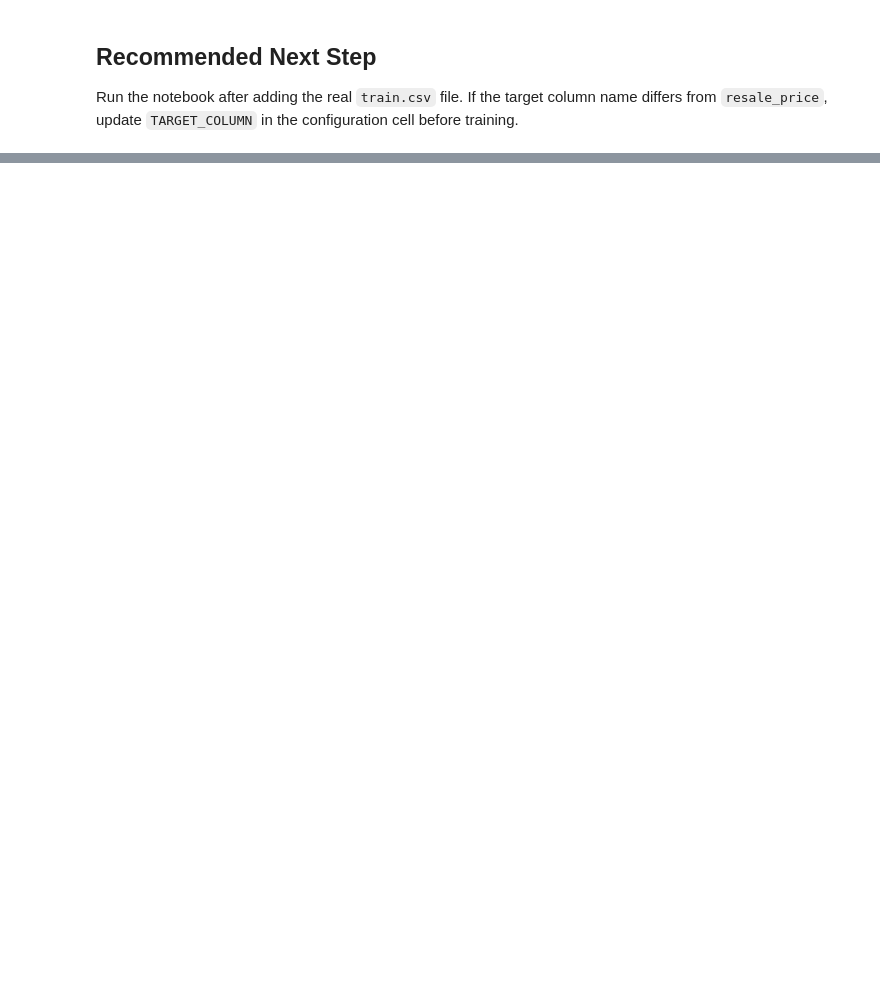
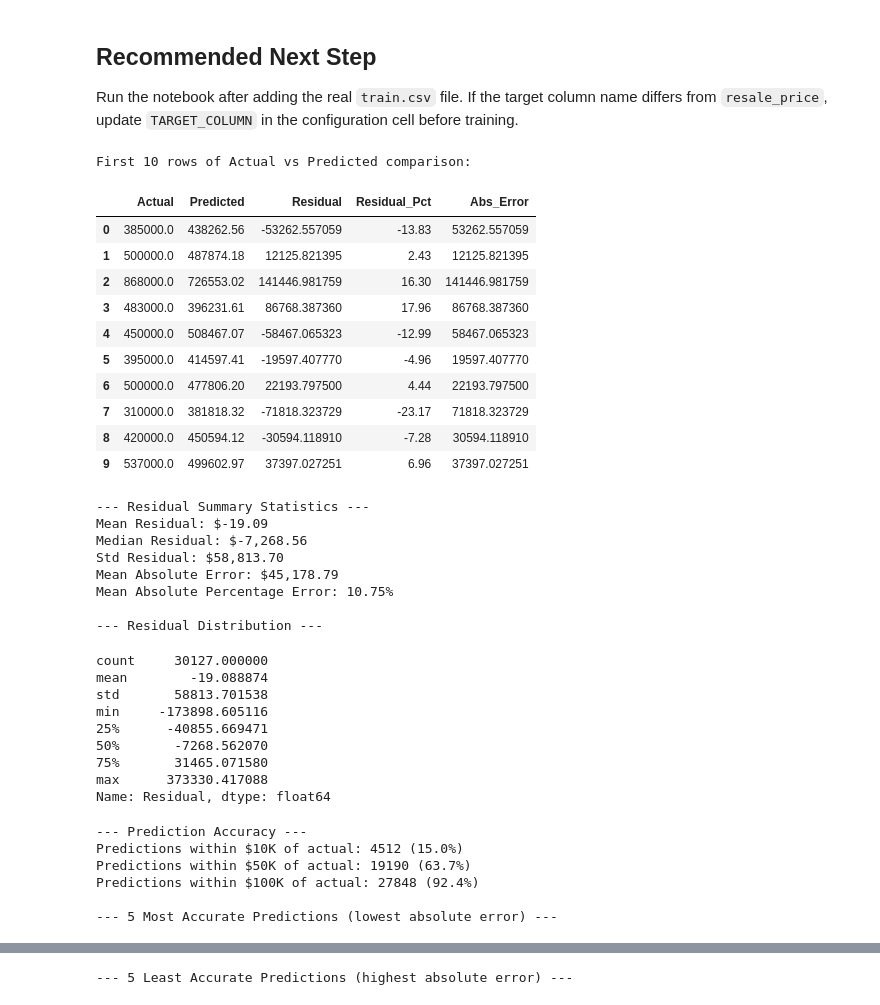
Before and after one commit to chinwarsoon/dsai-5m-projects, a Jupyter notebook: m3-project/workflow/main.ipynb, the cells around one changed output, grey strips where cells are left out. Saved outputs shown, nothing was run; the diff lists cells and outputs as text; code cells hidden in the pictures; blank space fills up the shorter version.

```diff
--- a/m3-project/workflow/main.ipynb
+++ b/m3-project/workflow/main.ipynb
@@ -245,3 +368,82 @@ print(f"Submission saved to: {OUTPUT_PATH}")
 ## Recommended Next Step
 
 Run the notebook after adding the real `train.csv` file. If the target column name differs from `resale_price`, update `TARGET_COLUMN` in the configuration cell before training.
+# %%
+# Compare Actual vs Predicted Resale Prices on Validation Data
+
+# Create a DataFrame with actual and predicted values for side-by-side comparison
+comparison_df = pd.DataFrame({
+    "Actual": y_valid.values,
+    "Predicted": np.round(valid_predictions, 2),
+    "Residual": y_valid.values - valid_predictions,
+    "Residual_Pct": np.round(((y_valid.values - valid_predictions) / y_valid.values) * 100, 2),
+    "Abs_Error": np.abs(y_valid.values - valid_predictions)
+})
+
+print("First 10 rows of Actual vs Predicted comparison:")
+display(comparison_df.head(10))
+
+# Summary statistics for residuals
+print("\n--- Residual Summary Statistics ---")
+print(f"Mean Residual: ${comparison_df['Residual'].mean():,.2f}")
+print(f"Median Residual: ${comparison_df['Residual'].median():,.2f}")
+print(f"Std Residual: ${comparison_df['Residual'].std():,.2f}")
+print(f"Mean Absolute Error: ${comparison_df['Abs_Error'].mean():,.2f}")
+print(f"Mean Absolute Percentage Error: {np.abs(comparison_df['Residual_Pct']).mean():.2f}%")
+
+# Distribution of residuals
+print("\n--- Residual Distribution ---")
+display(comparison_df['Residual'].describe())
+
+# Show predictions within certain error ranges
+within_10k = (comparison_df['Abs_Error'] <= 10000).sum()
+within_50k = (comparison_df['Abs_Error'] <= 50000).sum()
+within_100k = (comparison_df['Abs_Error'] <= 100000).sum()
+
+print(f"\n--- Prediction Accuracy ---")
+print(f"Predictions within $10K of actual: {within_10k} ({within_10k/len(comparison_df)*100:.1f}%)")
+print(f"Predictions within $50K of actual: {within_50k} ({within_50k/len(comparison_df)*100:.1f}%)")
+print(f"Predictions within $100K of actual: {within_100k} ({within_100k/len(comparison_df)*100:.1f}%)")
+
+# Sample of best and worst predictions
+print("\n--- 5 Most Accurate Predictions (lowest absolute error) ---")
+display(comparison_df.nsmallest(5, 'Abs_Error')[['Actual', 'Predicted', 'Residual', 'Abs_Error']])
+
+print("\n--- 5 Least Accurate Predictions (highest absolute error) ---")
+display(comparison_df.nlargest(5, 'Abs_Error')[['Actual', 'Predicted', 'Residual', 'Abs_Error']])
+# %% [output]
+First 10 rows of Actual vs Predicted comparison:
+|  | Actual | Predicted | Residual | Residual_Pct | Abs_Error |
+| 0 | 385000.0 | 438262.56 | -53262.557059 | -13.83 | 53262.557059 |
+| 1 | 500000.0 | 487874.18 | 12125.821395 | 2.43 | 12125.821395 |
+| 2 | 868000.0 | 726553.02 | 141446.981759 | 16.30 | 141446.981759 |
+| 3 | 483000.0 | 396231.61 | 86768.387360 | 17.96 | 86768.387360 |
+| 4 | 450000.0 | 508467.07 | -58467.065323 | -12.99 | 58467.065323 |
+| 5 | 395000.0 | 414597.41 | -19597.407770 | -4.96 | 19597.407770 |
+| 6 | 500000.0 | 477806.20 | 22193.797500 | 4.44 | 22193.797500 |
+| 7 | 310000.0 | 381818.32 | -71818.323729 | -23.17 | 71818.323729 |
+| 8 | 420000.0 | 450594.12 | -30594.118910 | -7.28 | 30594.118910 |
+| 9 | 537000.0 | 499602.97 | 37397.027251 | 6.96 | 37397.027251 |
+--- Residual Summary Statistics ---
+Mean Residual: $-19.09
+Median Residual: $-7,268.56
+Std Residual: $58,813.70
+Mean Absolute Error: $45,178.79
+Mean Absolute Percentage Error: 10.75%
+
+--- Residual Distribution ---
+count     30127.000000
+mean        -19.088874
+std       58813.701538
+min     -173898.605116
+25%      -40855.669471
+50%       -7268.562070
+75%       31465.071580
+max      373330.417088
+Name: Residual, dtype: float64
+--- Prediction Accuracy ---
+Predictions within $10K of actual: 4512 (15.0%)
+Predictions within $50K of actual: 19190 (63.7%)
+Predictions within $100K of actual: 27848 (92.4%)
+
+--- 5 Most Accurate Predictions (lowest absolute error) ---
@@ -247,0 +456 @@ Run the notebook after adding the real `train.csv` file. If the target column na
+--- 5 Least Accurate Predictions (highest absolute error) ---
```
Also changed, not shown: parts of 13 cells of this notebook, 1 other file.
